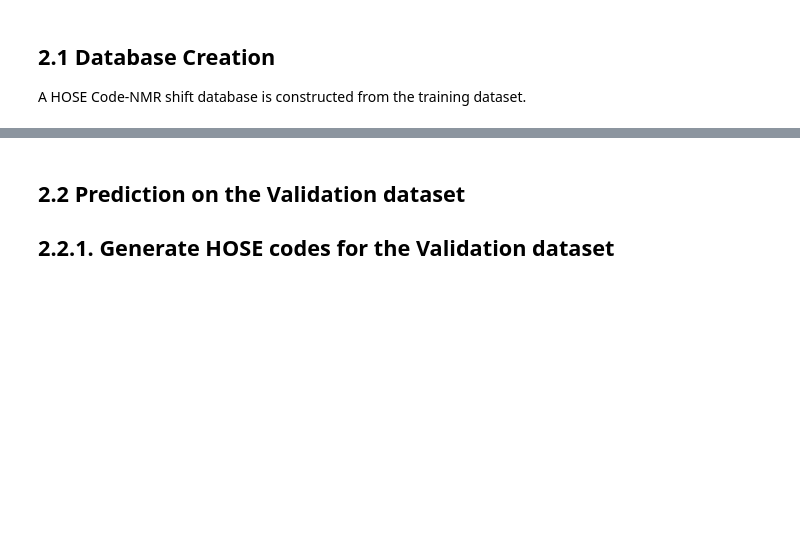
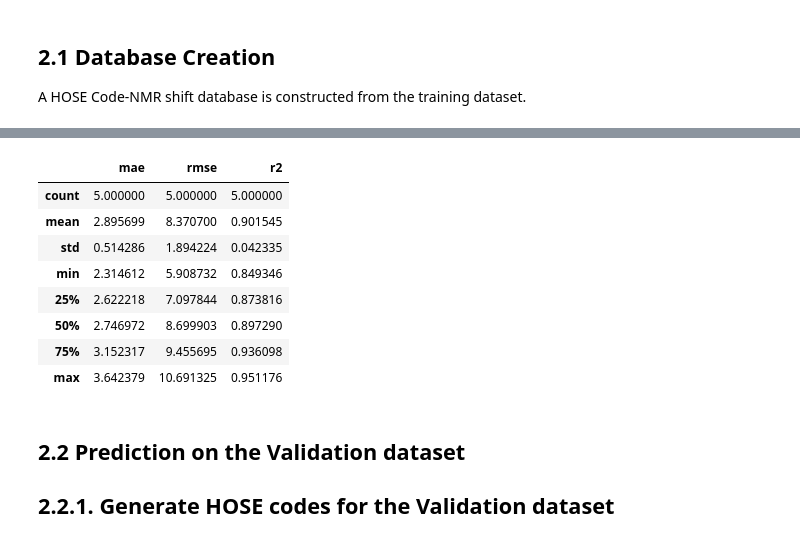
Before and after one commit to Dandan-Rao/19F-NMR-Machine-Learning-For-PFAS-Detection, a Jupyter notebook: notebooks/3_HOSE_based_nearest_neighbors_model.ipynb, the cells around one changed output, grey strips where cells are left out. Drawn from its saved outputs; the diff is of its cells as text; code cells hidden in the pictures; blank space fills up the shorter version.

```diff
--- a/notebooks/3_HOSE_based_nearest_neighbors_model.ipynb
+++ b/notebooks/3_HOSE_based_nearest_neighbors_model.ipynb
@@ -175,3 +277,15 @@ HOSE_Code_database.columns = [
+# %%
+vali_results_df.describe()
+# %% [output]
+|  | mae | rmse | r2 |
+| count | 5.000000 | 5.000000 | 5.000000 |
+| mean | 2.895699 | 8.370700 | 0.901545 |
+| std | 0.514286 | 1.894224 | 0.042335 |
+| min | 2.314612 | 5.908732 | 0.849346 |
+| 25% | 2.622218 | 7.097844 | 0.873816 |
+| 50% | 2.746972 | 8.699903 | 0.897290 |
+| 75% | 3.152317 | 9.455695 | 0.936098 |
+| max | 3.642379 | 10.691325 | 0.951176 |
 # %% [markdown]
 ## 2.2 Prediction on the Validation dataset<a class="anchor" id="2.2"></a>
 ## 2.2.1. Generate HOSE codes for the Validation dataset<a class="anchor" id="2.2.1"></a>
```
Also changed, not shown: parts of 22 cells of this notebook, 8 other files.
